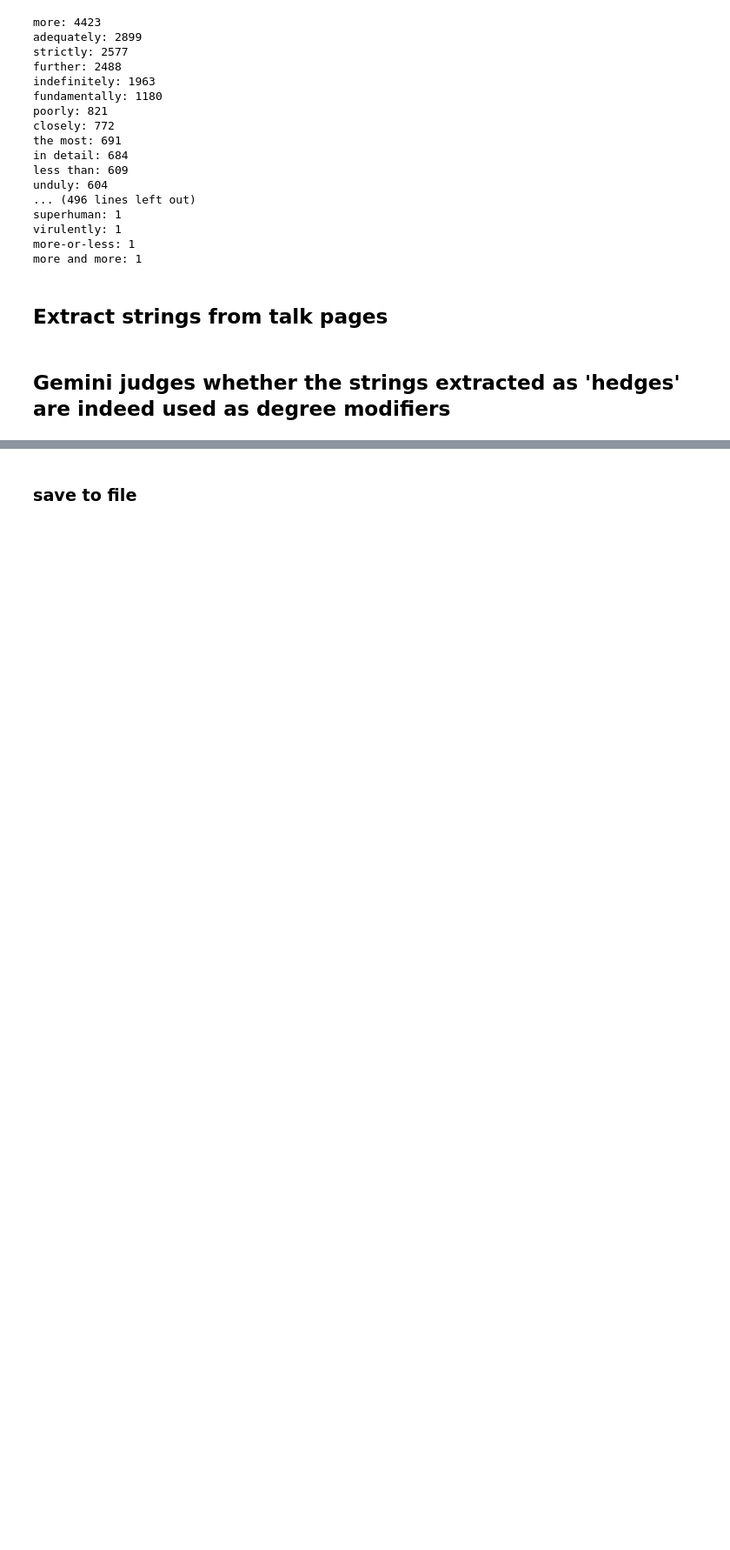
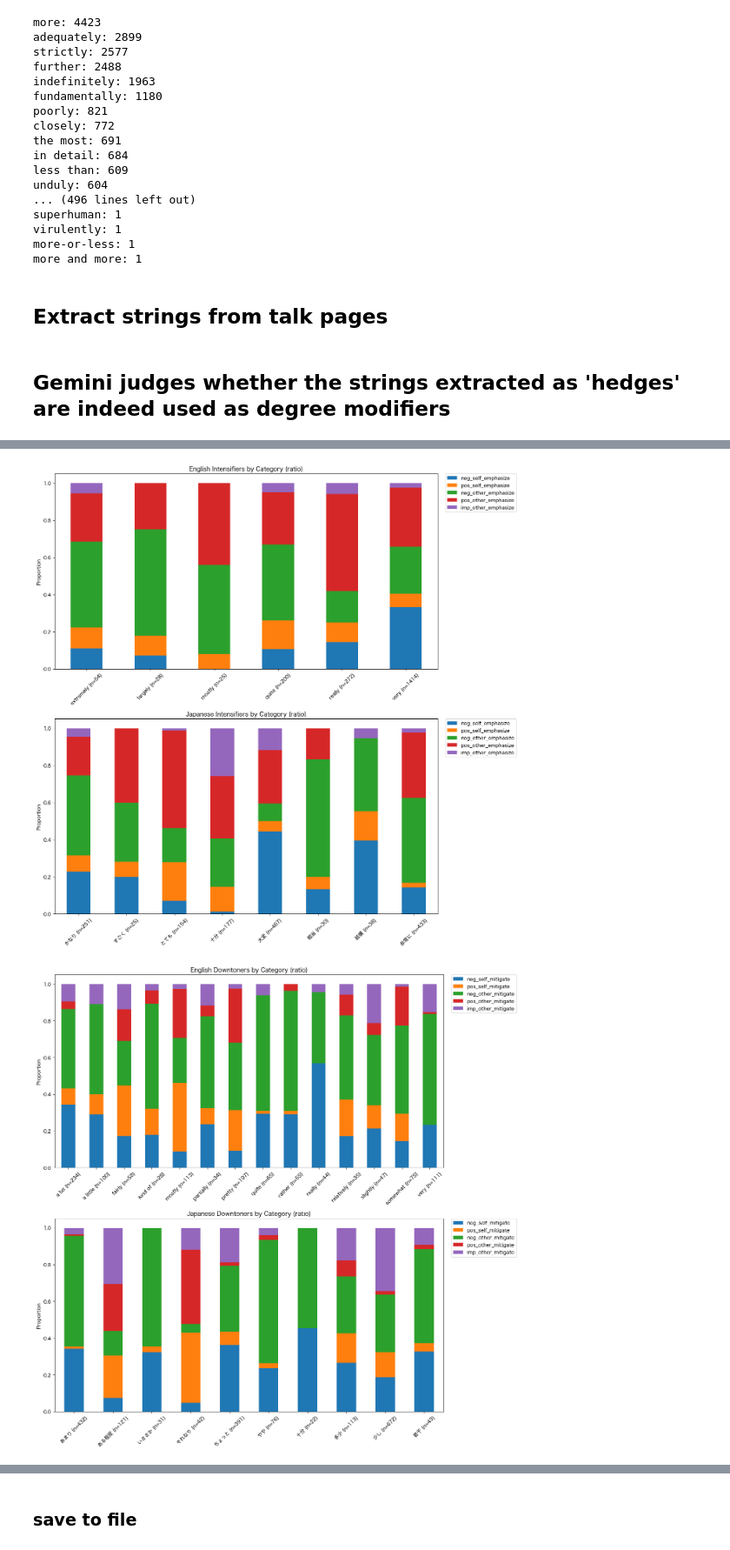
Before and after one commit to yukam997/comparingCulturesPolitenessLLM, a Jupyter notebook: finalized_pipeline/code/dataExtractionPipeline.ipynb, the cells around one changed output, grey strips where cells are left out. Shown at 87% size. Saved outputs shown, nothing was run; the diff lists cells and outputs as text; code cells hidden in the pictures; blank space fills up the shorter version.

```diff
--- a/finalized_pipeline/code/dataExtractionPipeline.ipynb
+++ b/finalized_pipeline/code/dataExtractionPipeline.ipynb
@@ -423,0 +560,16 @@ print(f"Job finished with state: {batch_job.state.name}")
+# %%
+# list currently running jobs
+all_lines=[]
+for job in client.batches.list():
+    print(f"Status: {job.state}, {job.display_name}")
+    if job.display_name == "en_use_category":
+        file_content = client.files.download(file=job.dest.file_name).decode("utf-8")
+        all_lines.extend(file_content.splitlines())
+en_modifier_checked["category"] = None
+for row in all_lines:
+    index, relevant_output = get_index_output(row, key="category")
+    en_modifier_checked.at[index, "category"] = relevant_output
+# 3. 元の全列 + category列で新しいファイルとして保存
+en_modifier_checked.to_csv(
+    "/Users/yuka/Documents/Academics/Stanford/Research/crossCulturalPoliteness/comparingCulturesPolitenessLLM/finalized_pipeline/data/results/en_hedged_sentences_category_checked.csv", index=False, encoding="utf-8-sig"
+)
@@ -423,0 +667,56 @@ print(f"Job finished with state: {batch_job.state.name}")
+# %%
+import matplotlib.pyplot as plt
+
+plt.rcParams['font.family'] = 'Hiragino Sans'
+
+intensifier_cats = ['neg_self_emphasize', 'pos_self_emphasize', 'neg_other_emphasize',
+                     'pos_other_emphasize', 'imp_other_emphasize']
+downtoner_cats = ['neg_self_mitigate', 'pos_self_mitigate', 'neg_other_mitigate',
+                   'pos_other_mitigate', 'imp_other_mitigate']
+
+MIN_N = 20
+
+
+def plot_group(df, cats, title, ax):
+    subset = df[df['category'].isin(cats)]
+    counts = subset.groupby(['hedge', 'category']).size().unstack(fill_value=0)
+    counts = counts.reindex(columns=cats, fill_value=0)
+
+    totals = counts.sum(axis=1)
+    counts = counts[totals >= MIN_N]
+    totals = totals[totals >= MIN_N]
+
+    ratio = counts.div(totals, axis=0)
+    ratio.index = [f"{word} (n={totals[word]})" for word in ratio.index]
+
+    ratio.plot(kind='bar', stacked=True, ax=ax, title=title)
+    ax.tick_params(axis='x', rotation=45)
+    ax.legend(bbox_to_anchor=(1.02, 1), loc='upper left', borderaxespad=0)
+    ax.set_ylabel('Proportion')
+
+
+n_words = max(en_modifier_checked['hedge'].nunique(), jp_modifier_checked['hedge'].nunique())
+
+# --- intensifiers ---
+fig, axes = plt.subplots(nrows=2, ncols=1, figsize=(max(14, n_words * 0.6), 14))
+plot_group(en_modifier_checked, intensifier_cats, 'English Intensifiers by Category (ratio)', axes[0])
+plot_group(jp_modifier_checked, intensifier_cats, 'Japanese Intensifiers by Category (ratio)', axes[1])
+plt.tight_layout()
+plt.show()
+
+# --- downtoners ---
+fig, axes = plt.subplots(nrows=2, ncols=1, figsize=(max(14, n_words * 0.6), 14))
+plot_group(en_modifier_checked, downtoner_cats, 'English Downtoners by Category (ratio)', axes[0])
+plot_group(jp_modifier_checked, downtoner_cats, 'Japanese Downtoners by Category (ratio)', axes[1])
+plt.tight_layout()
+plt.show()
+
+# --- all ---
+fig, axes = plt.subplots(nrows=2, ncols=1, figsize=(max(14, n_words * 0.6), 14))
+plot_group(en_modifier_checked, intensifier_cats + downtoner_cats, 'English Modifiers by Category (ratio)', axes[0])
+plot_group(jp_modifier_checked, intensifier_cats + downtoner_cats, 'Japanese Modifiers by Category (ratio)', axes[1])
+plt.tight_layout()
+plt.show()
+# %% [output]
+[figure, added]
+[figure, added]
```
Also changed, not shown: parts of 27 cells of this notebook.
